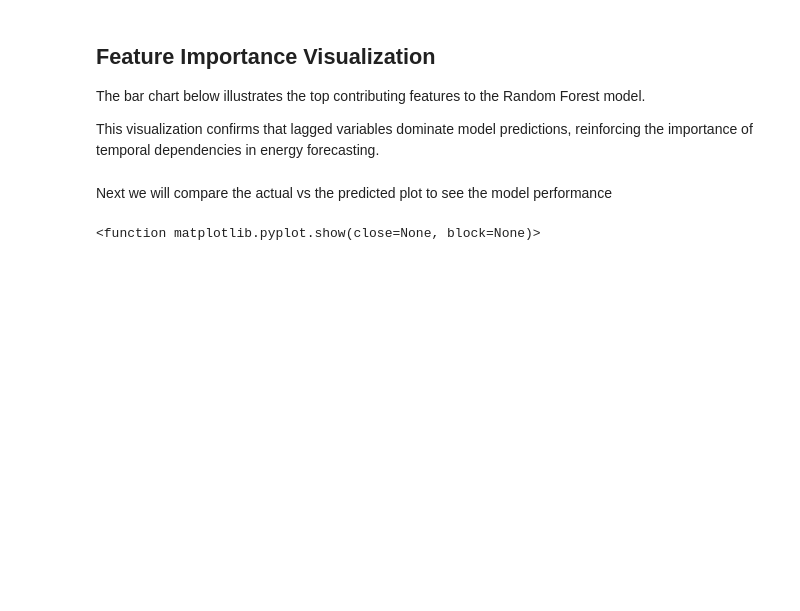
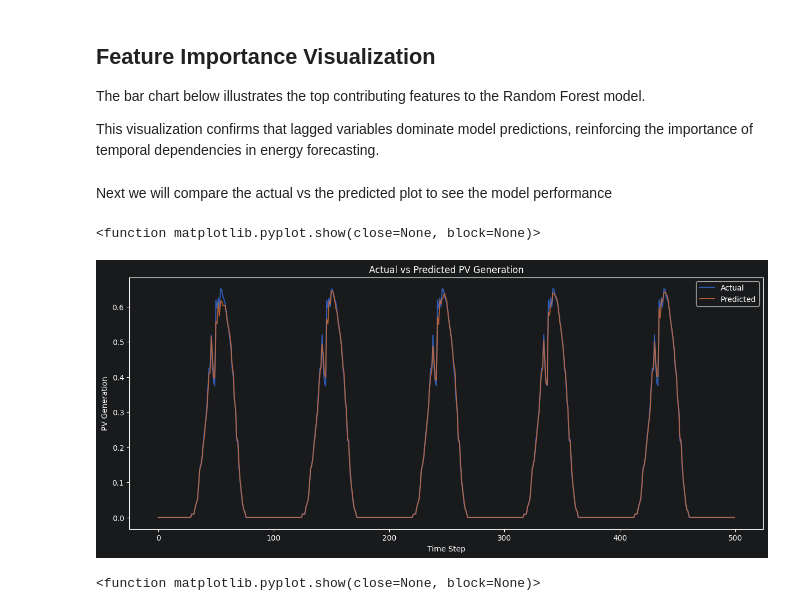
Before and after one commit to Iminza67/Household-Energy-Consumption-Generation-Analysis, a Jupyter notebook: notebooks/randomforest.ipynb, the cells around one changed output. Cells and saved outputs as stored; diff of their text form; code cells hidden in the pictures; blank space fills up the shorter version.

```diff
--- a/notebooks/randomforest.ipynb
+++ b/notebooks/randomforest.ipynb
@@ -411,6 +410,29 @@ The bar chart below illustrates the top contributing features to the Random Fore
 This visualization confirms that lagged variables dominate model predictions, reinforcing the importance of temporal dependencies in energy forecasting.
 # %% [markdown]
 Next we will compare the actual vs the predicted plot to see the model performance
+# %%
+plt.figure(figsize=(15, 6))
+
+plt.plot(
+    y_pv_test.values[:500],
+    label='Actual',
+    alpha=0.8
+)
+
+plt.plot(
+    pv_pred[:500],
+    label='Predicted',
+    alpha=0.8
+)
+
+plt.title('Actual vs Predicted PV Generation')
+plt.xlabel('Time Step')
+plt.ylabel('PV Generation')
+plt.legend()
+plt.show
+# %% [output]
+<function matplotlib.pyplot.show(close=None, block=None)>
+[figure, added]
 # %%
 plt.figure(figsize=(15, 6))
 
```
Also changed, not shown: parts of 2 cells of this notebook, 4 other files.
